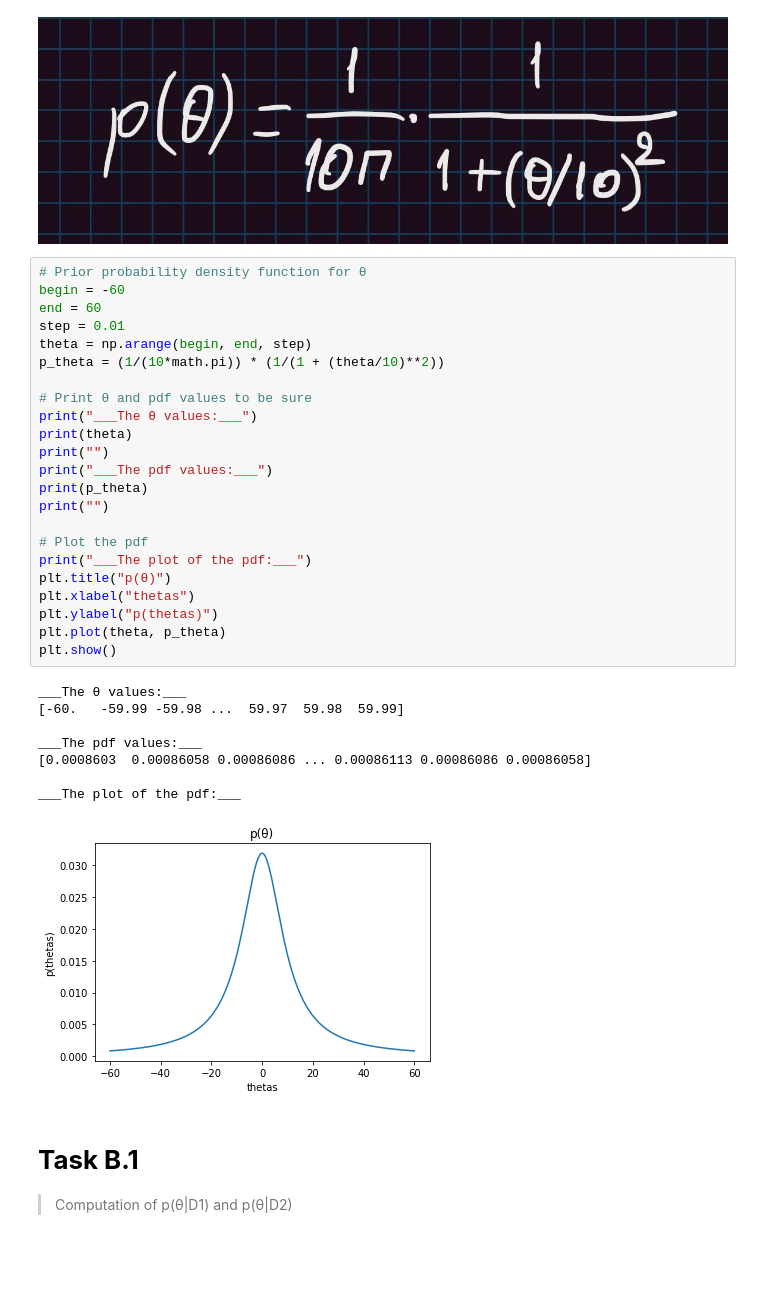
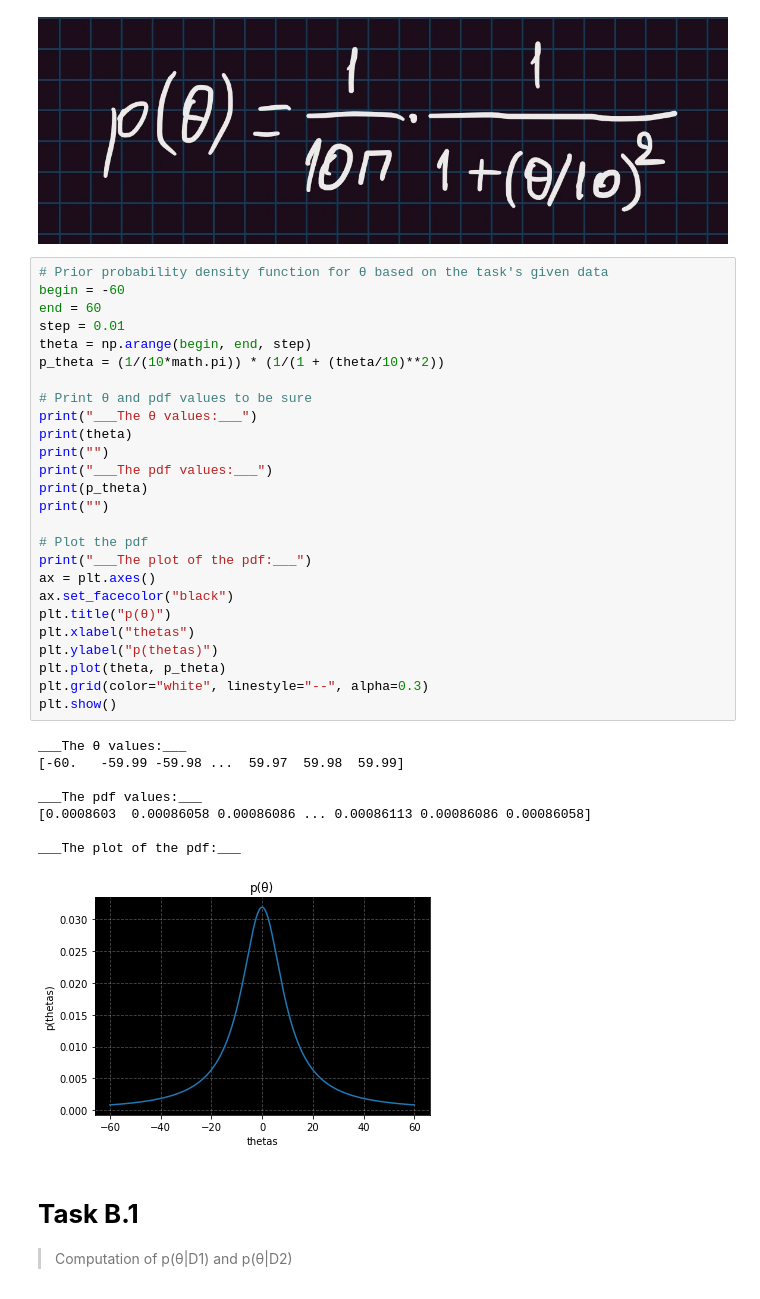
Before and after one commit to giahou2000/Gaming-statistics, a Jupyter notebook: gaming_company.ipynb, the cells around one changed output. Drawn from its saved outputs; the diff is of its cells as text; blank space fills up the shorter version.

```diff
--- a/gaming_company.ipynb
+++ b/gaming_company.ipynb
@@ -161,37 +201,40 @@ display.Image("Part_B.jpg")
 Prior probability density function for θ
 [figure]
 # %%
-# Prior probability density function for θ
+# Prior probability density function for θ based on the task's given data
 begin = -60
 end = 60
 step = 0.01
 theta = np.arange(begin, end, step)
 p_theta = (1/(10*math.pi)) * (1/(1 + (theta/10)**2))
 
 # Print θ and pdf values to be sure
 print("___The θ values:___")
 print(theta)
 print("")
 print("___The pdf values:___")
 print(p_theta)
 print("")
 
 # Plot the pdf
 print("___The plot of the pdf:___")
+ax = plt.axes()
+ax.set_facecolor("black")
 plt.title("p(θ)")
 plt.xlabel("thetas")
 plt.ylabel("p(thetas)")
 plt.plot(theta, p_theta)
+plt.grid(color="white", linestyle="--", alpha=0.3)
 plt.show()
 # %% [output]
 ___The θ values:___
 [-60.   -59.99 -59.98 ...  59.97  59.98  59.99]
 
 ___The pdf values:___
 [0.0008603  0.00086058 0.00086086 ... 0.00086113 0.00086086 0.00086058]
 
 ___The plot of the pdf:___
-[figure, old version]
+[figure, new version]
 # %% [markdown]
 # **Task B.1**
 
```
Also changed, not shown: parts of 6 cells of this notebook.
